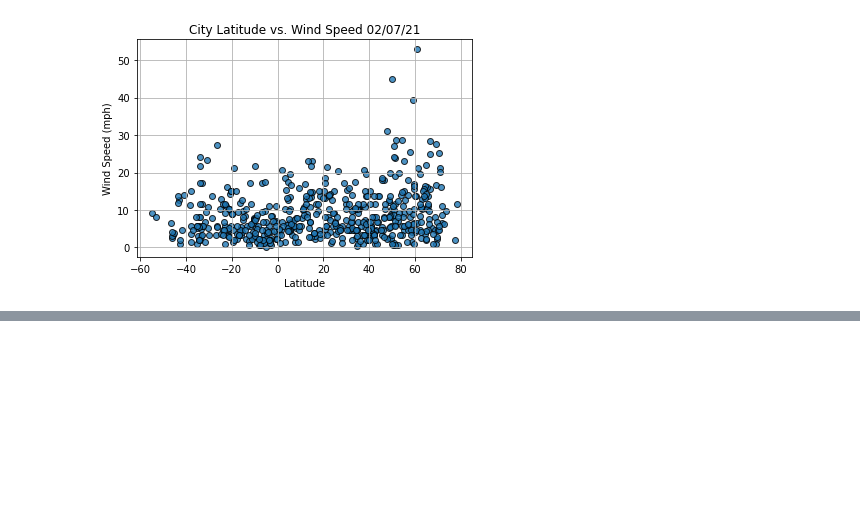
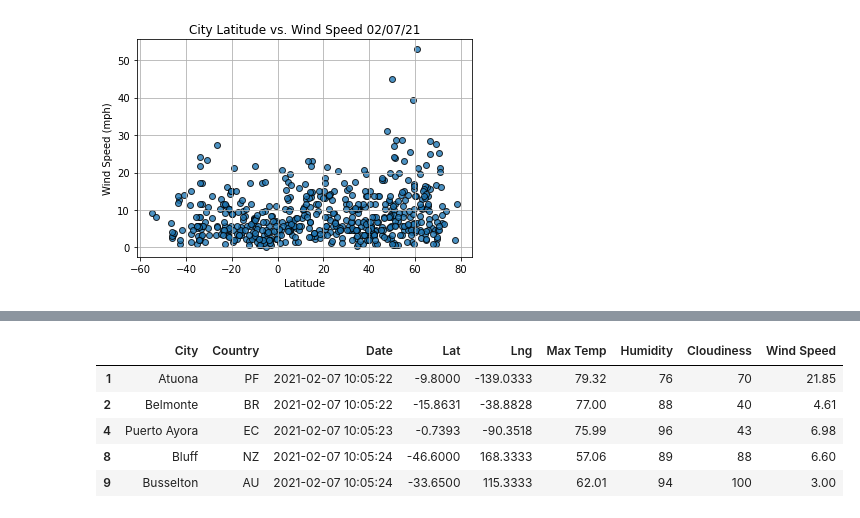
Before and after one commit to ashley-green1/World_Weather_Analysis, a Jupyter notebook: WeatherPy.ipynb, the cells around one changed output, grey strips where cells are left out. Cells and saved outputs as stored; diff of their text form; code cells hidden in the pictures; blank space fills up the shorter version.

```diff
--- a/WeatherPy.ipynb
+++ b/WeatherPy.ipynb
@@ -258,0 +296,9 @@ plt.show()
+# %%
+southern_hemi_df.head()
+# %% [output]
+|  | City | Country | Date | Lat | Lng | Max Temp | Humidity | Cloudiness | Wind Speed |
+| 1 | Atuona | PF | 2021-02-07 10:05:22 | -9.8000 | -139.0333 | 79.32 | 76 | 70 | 21.85 |
+| 2 | Belmonte | BR | 2021-02-07 10:05:22 | -15.8631 | -38.8828 | 77.00 | 88 | 40 | 4.61 |
+| 4 | Puerto Ayora | EC | 2021-02-07 10:05:23 | -0.7393 | -90.3518 | 75.99 | 96 | 43 | 6.98 |
+| 8 | Bluff | NZ | 2021-02-07 10:05:24 | -46.6000 | 168.3333 | 57.06 | 89 | 88 | 6.60 |
+| 9 | Busselton | AU | 2021-02-07 10:05:24 | -33.6500 | 115.3333 | 62.01 | 94 | 100 | 3.00 |
```
Also changed, not shown: parts of 11 cells of this notebook, 1 other file.
